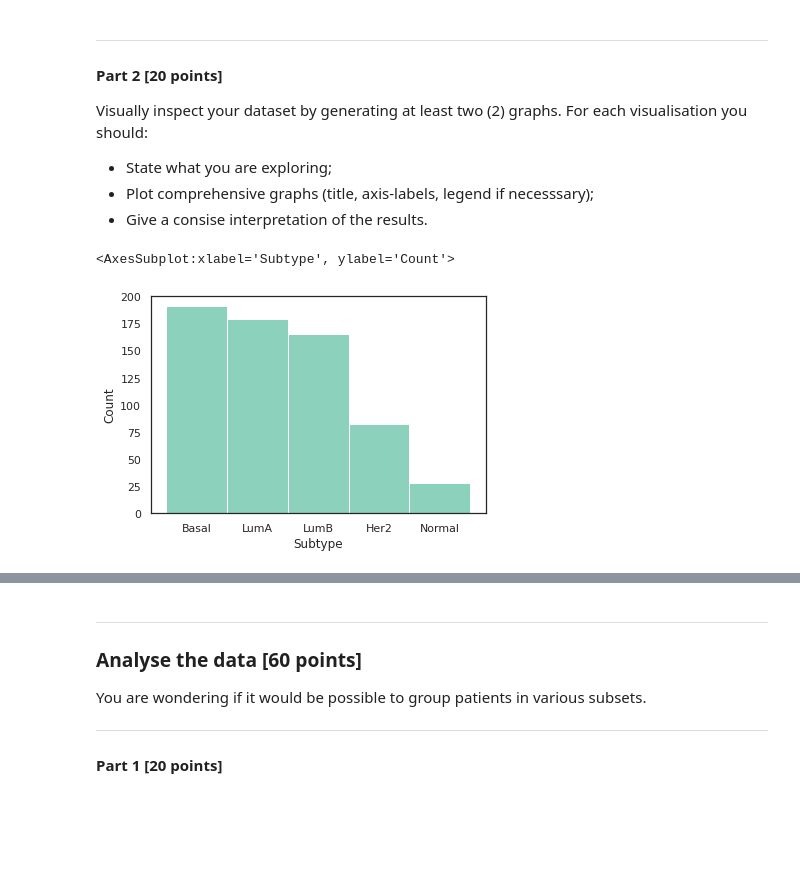
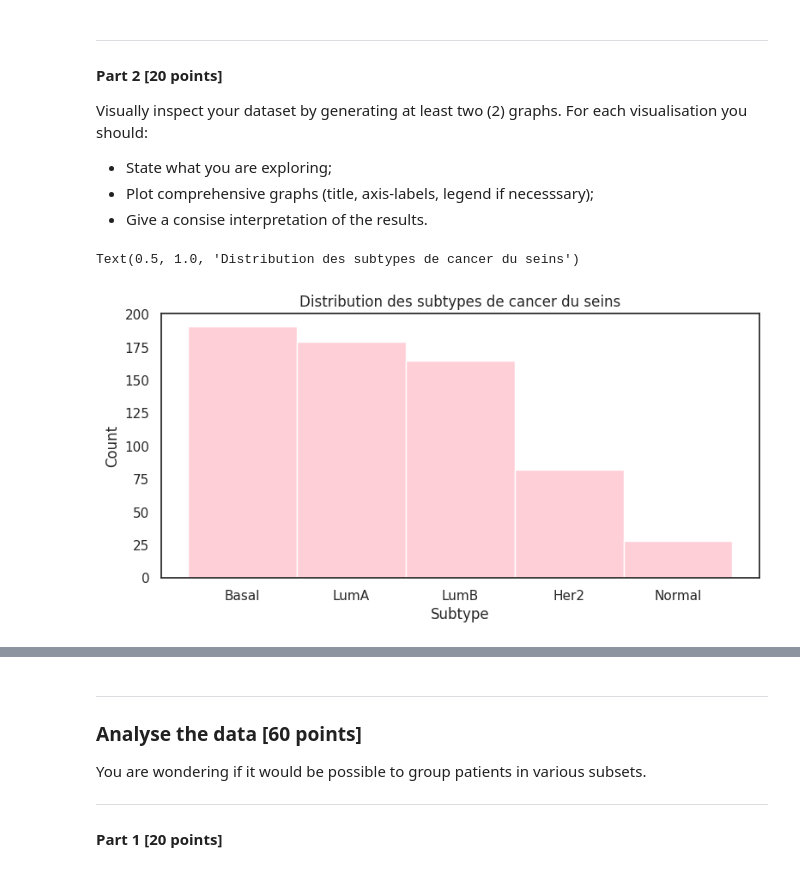
Before and after one commit to FionaKessai/BIM6065, a Jupyter notebook: data_analysis_3.ipynb, the cells around one changed output, grey strips where cells are left out. Cells and saved outputs as stored; diff of their text form; code cells hidden in the pictures; blank space fills up the shorter version.

```diff
--- a/data_analysis_3.ipynb
+++ b/data_analysis_3.ipynb
@@ -220,8 +234,8 @@ You wonder if you can cluster patient, from their expression profil, by clinical
 # %% [markdown]
 ### Create a dataframe of the data
 # %%
-patient_expression = pd.read_csv("breast_cancer_expression.tsv", sep="\t", header=0)
-patient_expression.head()
+Data = pd.read_csv("breast_cancer_expression.tsv", sep="\t", header=0)
+Data
 # %% [output]
 |  | ENSG00000011426.9 | ENSG00000054598.6 | ENSG00000062038.12 | ENSG00000077152.8 | ENSG00000082175.13 | ... |
 | 0 | 1.326515 | 3.475678 | 2.374959 | 3.409941 | 0.014148 | ... |
@@ -241,8 +261,8 @@ subtype.head()
 | 3 | Basal |
 | 4 | Basal |
 # %%
-patient_expression["Subtype"]= pd.read_csv("breast_cancer_subtype.tsv", sep="\t", header=None)
-patient_expression.head()
+Data["Subtype"]= pd.read_csv("breast_cancer_subtype.tsv", sep="\t", header=None)
+Data.head()
 # %% [output]
 |  | ENSG00000011426.9 | ENSG00000054598.6 | ENSG00000062038.12 | ENSG00000077152.8 | ENSG00000082175.13 | ... |
 | 0 | 1.326515 | 3.475678 | 2.374959 | 3.409941 | 0.014148 | ... |
@@ -292,7 +314,8 @@ Visually inspect your dataset by generating at least two (2) graphs. For each vi
 # peut importe les graphs mais montre quelque chose d'intéressant
 # %%
 #Voir combien de patient sont dans chacun des subtypes
-sns.histplot(patient_expression, x="Subtype")
+sns.histplot(Data, x="Subtype", color="pink")
+plt.title("Distribution des subtypes de cancer du seins")
 # %% [output]
-<AxesSubplot:xlabel='Subtype', ylabel='Count'>
+Text(0.5, 1.0, 'Distribution des subtypes de cancer du seins')
-[figure, old version]
+[figure, new version]
```
Also changed, not shown: parts of 39 cells of this notebook.
